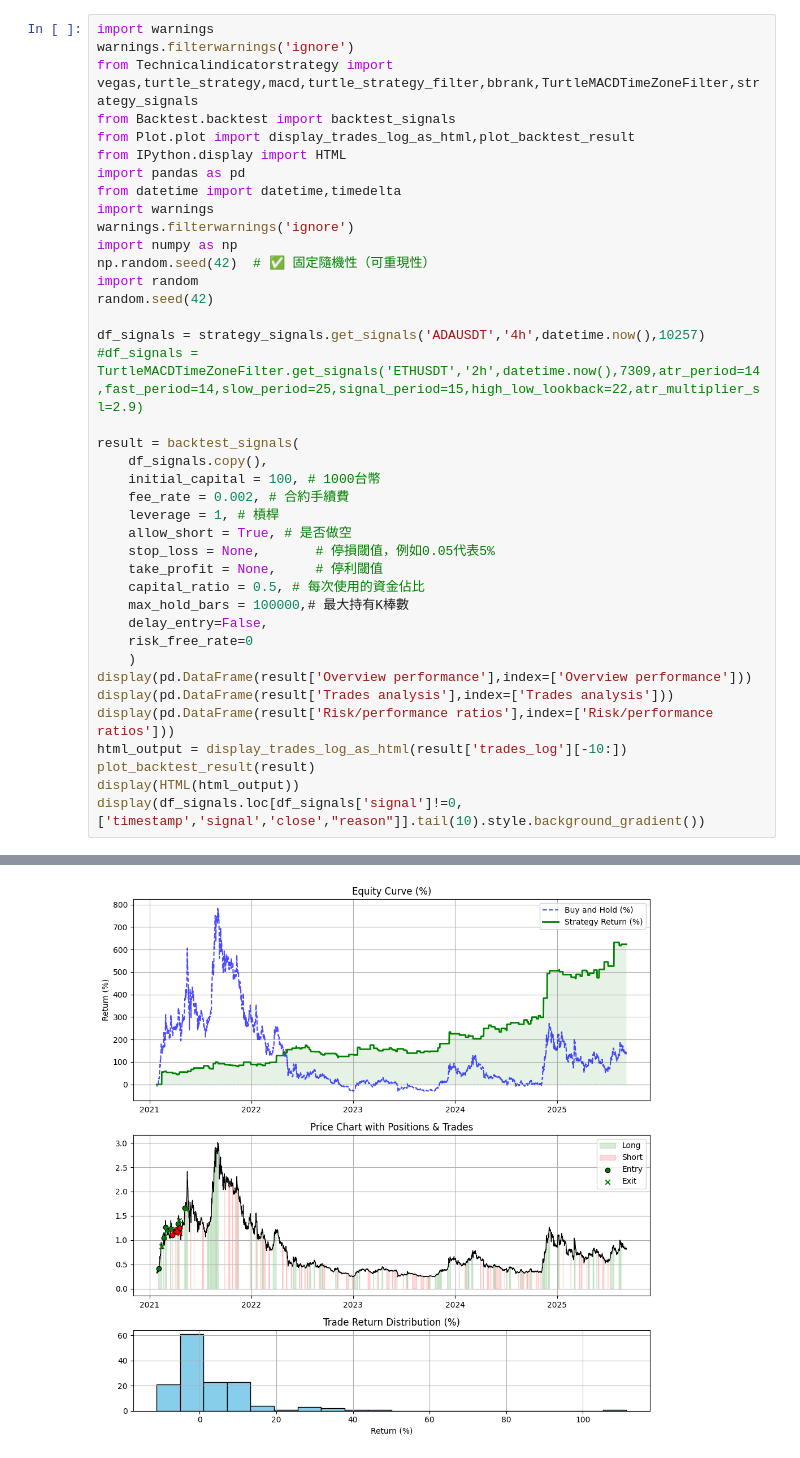
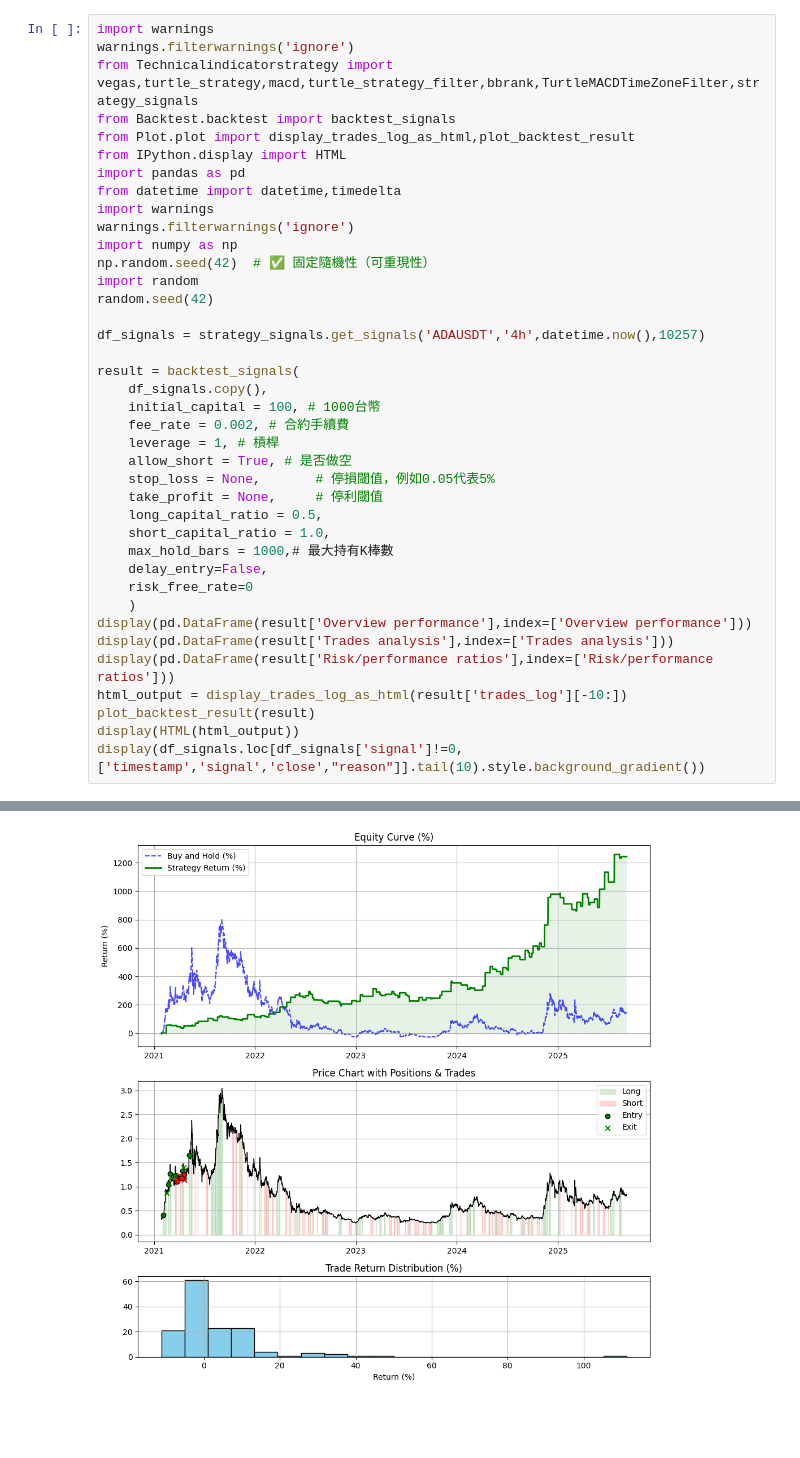
Before and after one commit to skywalker0803r/Vedanta, a Jupyter notebook: backtest_usage_ADA4H.ipynb, the cells around one changed output, grey strips where cells are left out. Saved outputs shown, nothing was run; the diff lists cells and outputs as text; blank space fills up the shorter version.

```diff
--- a/backtest_usage_ADA4H.ipynb
+++ b/backtest_usage_ADA4H.ipynb
@@ -15,7 +15,6 @@ import random
 random.seed(42)
 
 df_signals = strategy_signals.get_signals('ADAUSDT','4h',datetime.now(),10257)
-#df_signals = TurtleMACDTimeZoneFilter.get_signals('ETHUSDT','2h',datetime.now(),7309,atr_period=14,fast_period=14,slow_period=25,signal_period=15,high_low_lookback=22,atr_multiplier_sl=2.9)
 
 result = backtest_signals(
     df_signals.copy(),
@@ -25,8 +24,9 @@ result = backtest_signals(
     allow_short = True, # 是否做空
     stop_loss = None,       # 停損閾值，例如0.05代表5%
     take_profit = None,     # 停利閾值
-    capital_ratio = 0.5, # 每次使用的資金佔比
-    max_hold_bars = 100000,# 最大持有K棒數
+    long_capital_ratio = 0.5,
+    short_capital_ratio = 1.0,
+    max_hold_bars = 1000,# 最大持有K棒數
     delay_entry=False,
     risk_free_rate=0
     )
@@ -49,2 +49,2 @@ Loaded 10257 bars from 0 to 10256
-[figure, old version]
+[figure, new version]
 | Trade # | Type | Date/Time | Signal | Price | Position size | P&L | Run-up | Drawdown | Cumulative P&L |
```
Also changed, not shown: parts of 1 cell of this notebook, 1 other file.
